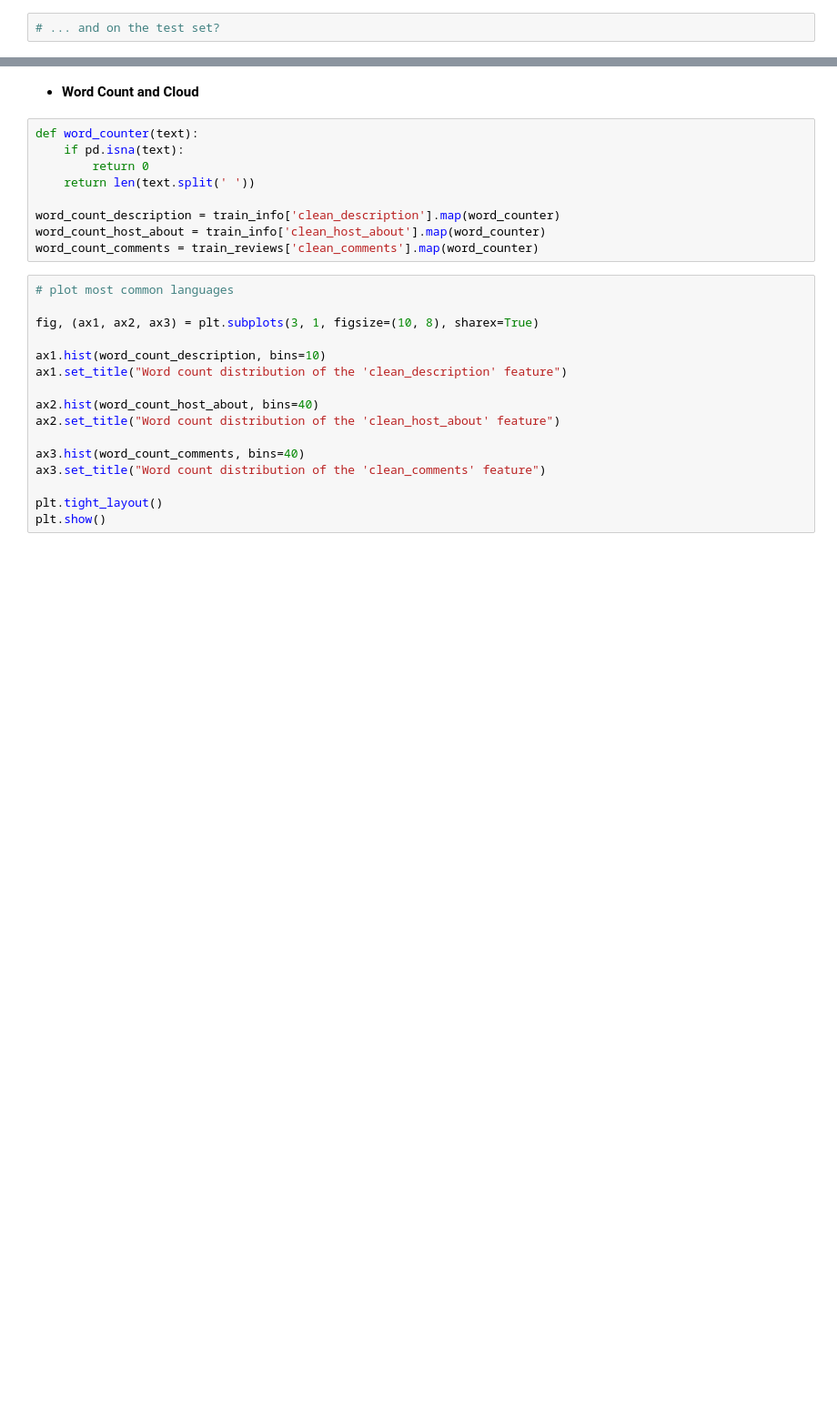
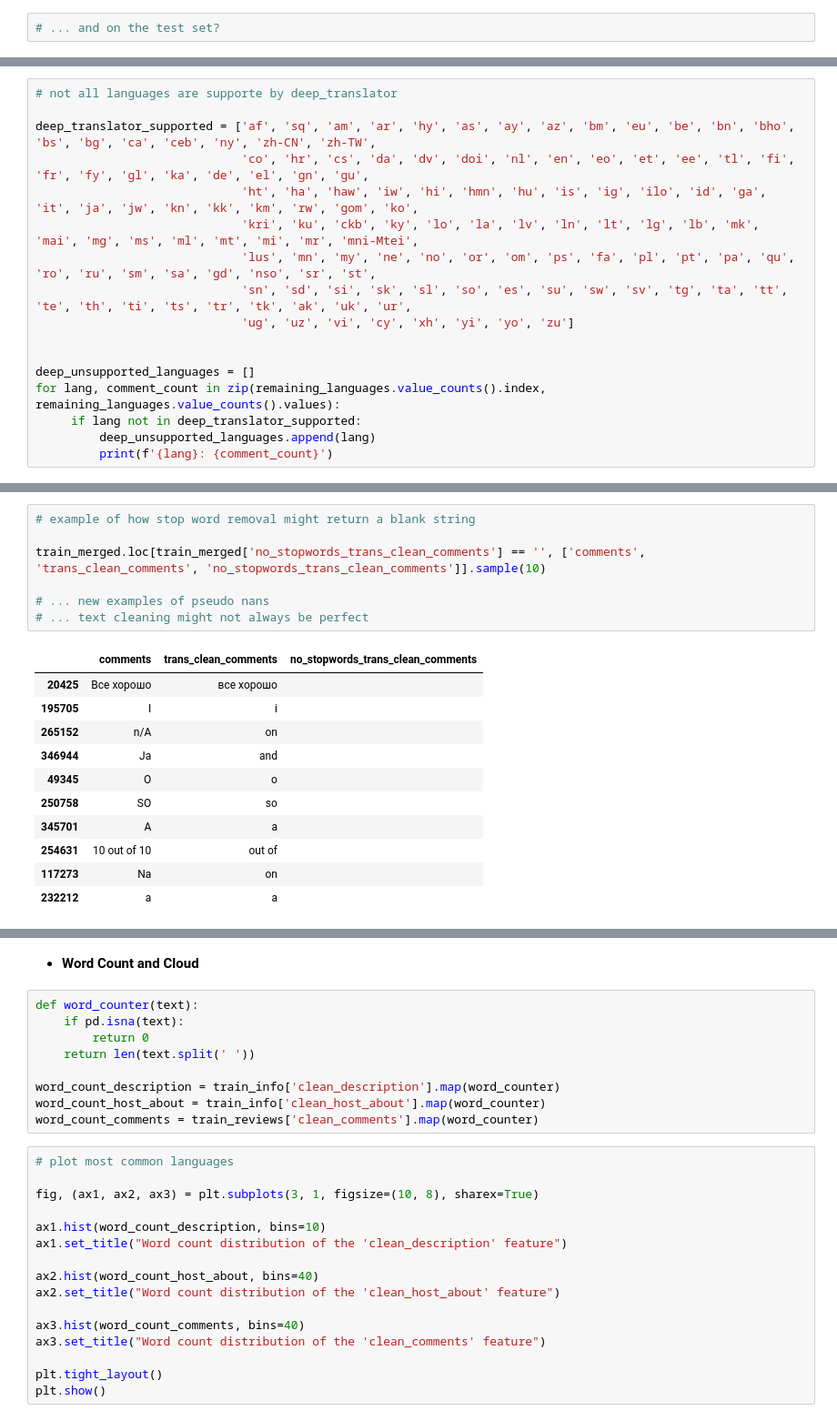
Before and after one commit to fmportela/text-mining-group-project-23-24, a Jupyter notebook: group3.ipynb, the cells around one changed output, grey strips where cells are left out. Shown at 91% size. Cells and saved outputs as stored; diff of their text form; blank space fills up the shorter version.

```diff
--- a/group3.ipynb
+++ b/group3.ipynb
@@ -632,0 +950,17 @@ Total unique languages: 61
+# %%
+# not all languages are supporte by deep_translator
+
+deep_translator_supported = ['af', 'sq', 'am', 'ar', 'hy', 'as', 'ay', 'az', 'bm', 'eu', 'be', 'bn', 'bho', 'bs', 'bg', 'ca', 'ceb', 'ny', 'zh-CN', 'zh-TW',
+                             'co', 'hr', 'cs', 'da', 'dv', 'doi', 'nl', 'en', 'eo', 'et', 'ee', 'tl', 'fi', 'fr', 'fy', 'gl', 'ka', 'de', 'el', 'gn', 'gu',
+                             'ht', 'ha', 'haw', 'iw', 'hi', 'hmn', 'hu', 'is', 'ig', 'ilo', 'id', 'ga', 'it', 'ja', 'jw', 'kn', 'kk', 'km', 'rw', 'gom', 'ko',
+                             'kri', 'ku', 'ckb', 'ky', 'lo', 'la', 'lv', 'ln', 'lt', 'lg', 'lb', 'mk', 'mai', 'mg', 'ms', 'ml', 'mt', 'mi', 'mr', 'mni-Mtei',
+                             'lus', 'mn', 'my', 'ne', 'no', 'or', 'om', 'ps', 'fa', 'pl', 'pt', 'pa', 'qu', 'ro', 'ru', 'sm', 'sa', 'gd', 'nso', 'sr', 'st',
+                             'sn', 'sd', 'si', 'sk', 'sl', 'so', 'es', 'su', 'sw', 'sv', 'tg', 'ta', 'tt', 'te', 'th', 'ti', 'ts', 'tr', 'tk', 'ak', 'uk', 'ur',
+                             'ug', 'uz', 'vi', 'cy', 'xh', 'yi', 'yo', 'zu']
+
+
+deep_unsupported_languages = []
+for lang, comment_count in zip(remaining_languages.value_counts().index, remaining_languages.value_counts().values):
+     if lang not in deep_translator_supported:
+         deep_unsupported_languages.append(lang)
+         print(f'{lang}: {comment_count}')
@@ -632,0 +1242,19 @@ Total unique languages: 61
+# %%
+# example of how stop word removal might return a blank string
+
+train_merged.loc[train_merged['no_stopwords_trans_clean_comments'] == '', ['comments', 'trans_clean_comments', 'no_stopwords_trans_clean_comments']].sample(10)
+
+# ... new examples of pseudo nans
+# ... text cleaning might not always be perfect
+# %% [output]
+|  | comments | trans_clean_comments | no_stopwords_trans_clean_comments |
+| 20425 | Все хорошо | все хорошо |  |
+| 195705 | I | i |  |
+| 265152 | n/A | on |  |
+| 346944 | Ja | and |  |
+| 49345 | O | o |  |
+| 250758 | SO | so |  |
+| 345701 | A | a |  |
+| 254631 | 10 out of 10 | out of |  |
+| 117273 | Na | on |  |
+| 232212 | a | a |  |
```
Also changed, not shown: parts of 131 cells of this notebook, 1 other file.
